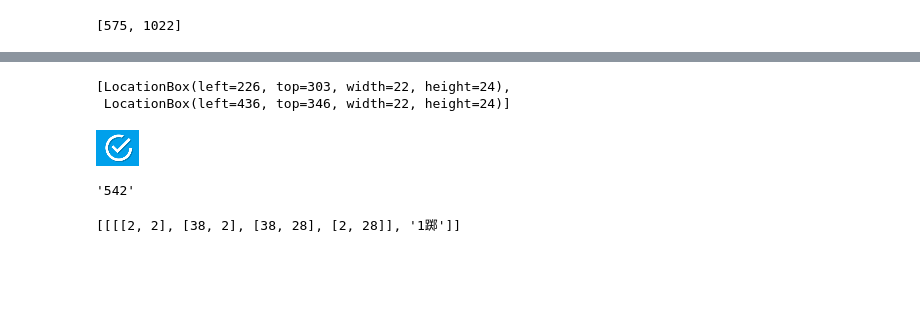
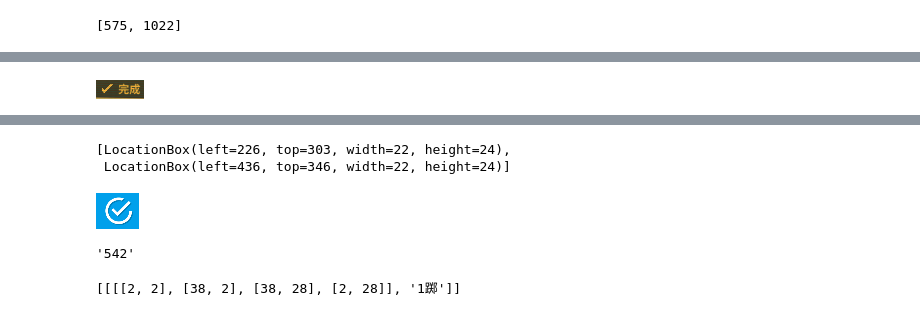
Before and after one commit to KIvoy/nikke-assistant, a Jupyter notebook: Nikke.ipynb, the cells around one changed output, grey strips where cells are left out. Cells and saved outputs as stored; diff of their text form; code cells hidden in the pictures; blank space fills up the shorter version.

```diff
--- a/Nikke.ipynb
+++ b/Nikke.ipynb
@@ -168,6 +170,20 @@ class GameInteractionIO:
         return post_action
 
     post_action = post_action_generator(post_action_delay)
+
+    def switch_active_application(app_name, app_loc=None):
+        app_list = [""]
+        if not app_loc:
+            app_list = GameInteractionIO.get_available_applications(verbose=True)
+        else:
+            app_list = gw.getWindowsAt(*gio.get_image_center(app_loc))
+        app = [app for app in app_list if app.title == app_name][0]
+        if app:
+            app.activate()
+        else:
+            return False
+        return True
+
 
     def get_available_applications(verbose=False):
         app_list = [app for app in pyautogui.getAllWindows() if app.title!=""]
@@ -530,7 +546,8 @@ class GameInteractionIO:
         image_coord = GameInteractionIO.get_image_center(image_location)
         if region_location is not None:
             image_coord += region_location.coord()
-        pyautogui.click(*image_coord, clicks=1, interval=1, button=button)
+        if button:
+            pyautogui.click(*image_coord, clicks=1, interval=1, button=button)
         return True
 
 
@@ -582,3 +599,5 @@ class GameInteractionIO:
+# %%
+gio = GameInteractionIO
 # %%
 game_settings = {
     "default":{
@@ -1437,5 +1689,5 @@ loc = gio.locate_image(agent.image_map['home_ark_arena_rookie_star'],
 # %% [markdown]
 ## Routines
 # %%
-agent = Agent(app_name="NIKKE", profile=profile)
+agent = Agent(app_name="NIKKE")
 # %% [output]
@@ -1449,0 +1732,7 @@ agent.resolution
+# %%
+loc = gio.locate_image(agent.image_map['home_shop_cost_0'], region=agent.location_map['home'].to_bounding())
+# %%
+im = gio.get_location_image(loc)
+im
+# %% [output]
+[figure, added]
```
Also changed, not shown: parts of 15 cells of this notebook, 26 other files.
